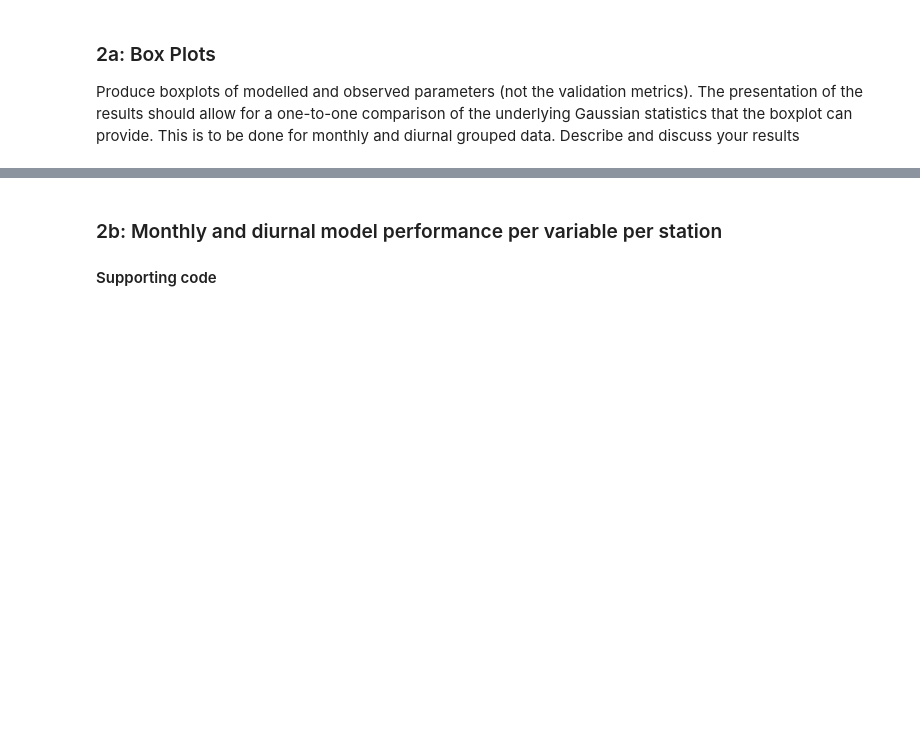
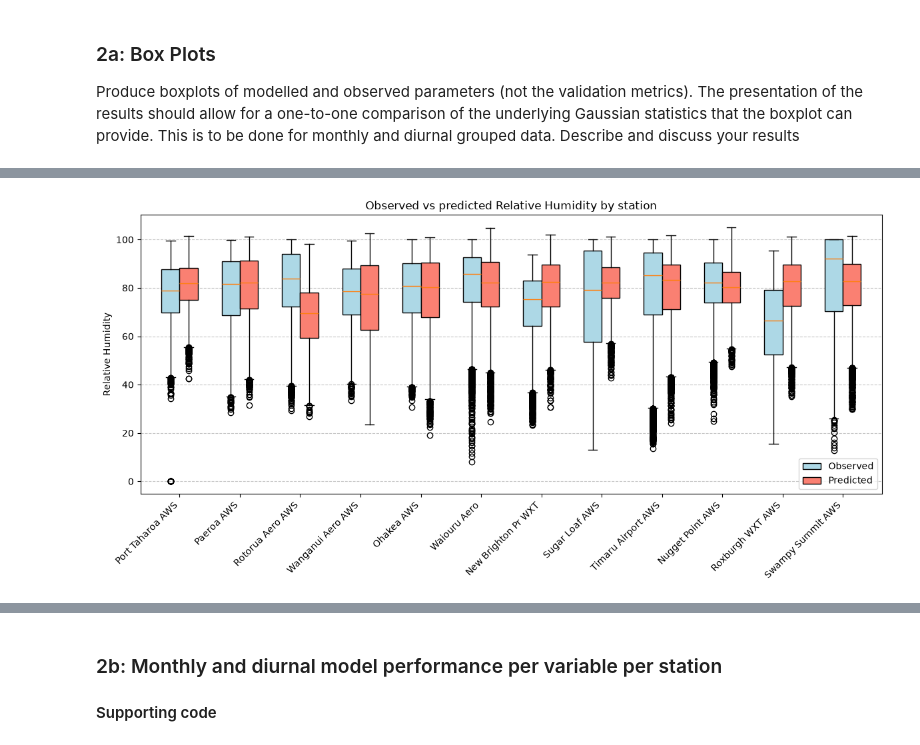
Before and after one commit to tineke-corin/GISC405, a Jupyter notebook: tco111_Ass02.ipynb, the cells around one changed output, grey strips where cells are left out. Saved outputs shown, nothing was run; the diff lists cells and outputs as text; code cells hidden in the pictures; blank space fills up the shorter version.

```diff
--- a/tco111_Ass02.ipynb
+++ b/tco111_Ass02.ipynb
@@ -761,4 +771,26 @@ loaded wind speed observations
 ### 2a: Box Plots
 
 Produce boxplots of modelled and observed parameters (not the validation metrics). The presentation of the results should allow for a one-to-one comparison of the underlying Gaussian statistics that the boxplot can provide. This is to be done for monthly and diurnal grouped data. Describe and discuss your results
+# %%
+x_positions = np.arange(len(LOCATIONS), dtype=float)
+box_width = 0.3
+
+obs_positions = x_positions - (box_width/2)
+mod_positions = x_positions + (box_width/2)
+
+station_labels = LOCATIONS.keys()
+
+def show_box_plot(observations, predictions, variable):
+    fig, ax = plt.subplots(figsize=(12, 6))
+    obs_boxes = ax.boxplot(observations, positions=list(obs_positions), widths=box_width, patch_artist=True, boxprops=dict(facecolor='lightblue'))
+    mod_boxes = ax.boxplot(predictions, positions=list(mod_positions), widths=box_width, patch_artist=True, boxprops=dict(facecolor='salmon'))
+    ax.set_xticks(x_positions)
+    ax.set_xticklabels(station_labels, rotation=45, ha='right')
+    ax.set_ylabel(variable)
+    ax.set_title(f'Observed vs predicted {variable} by station')
+    ax.legend([obs_boxes['boxes'][0], mod_boxes['boxes'][0]], ['Observed','Predicted'])
+
+    plt.grid(axis='y', linestyle='--', alpha=0.7)
+    plt.tight_layout()
+    plt.show()
 # %%
@@ -789,0 +802,6 @@ plt.show()
+# %%
+rh_obs = [relative_humidity_obs['relative_humidity'].sel(location=s).dropna('time').values for s in relative_humidity_obs.location.values]
+rh_mod = [relative_humidity_model['relative_humidity'].sel(location=s).dropna('time').values for s in relative_humidity_model.location.values]
+show_box_plot(rh_obs, rh_mod, 'Relative Humidity')
+# %% [output]
+[figure, added]
```
Also changed, not shown: parts of 4 cells of this notebook.
